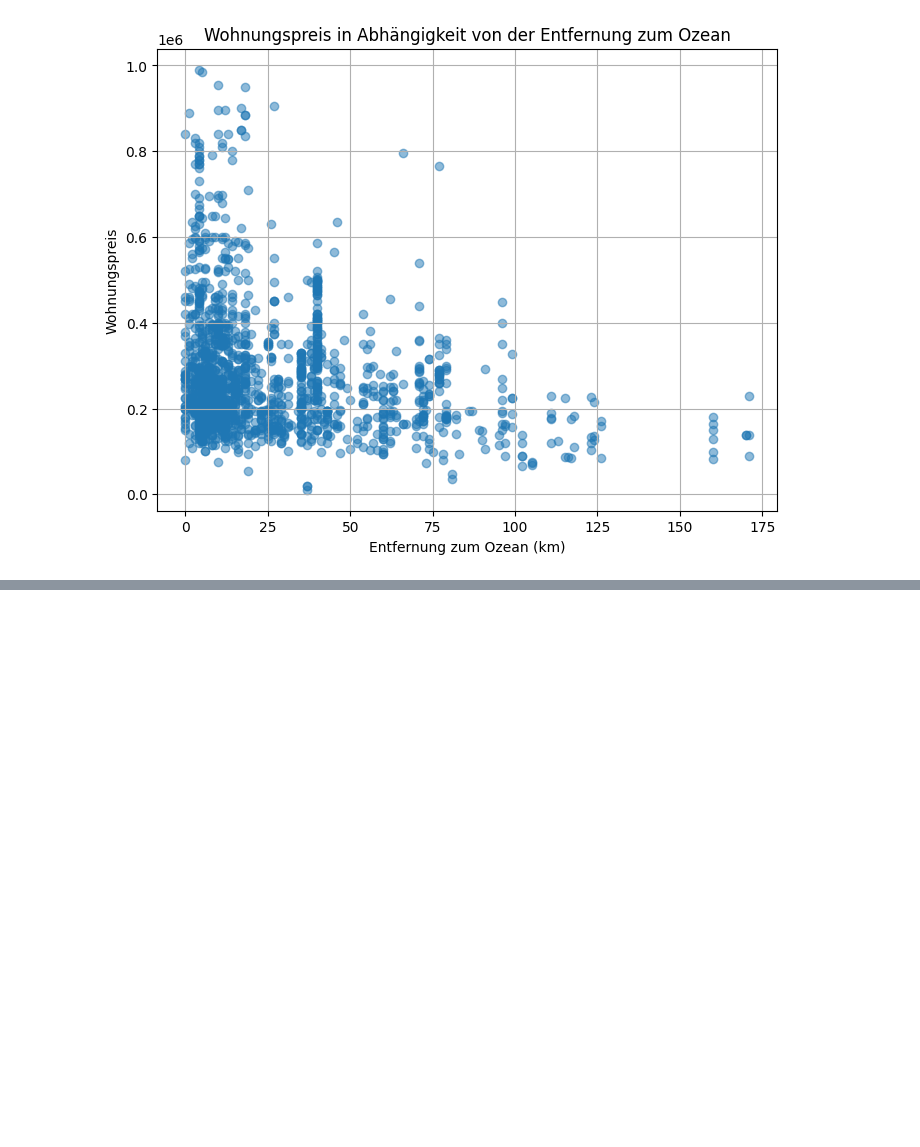
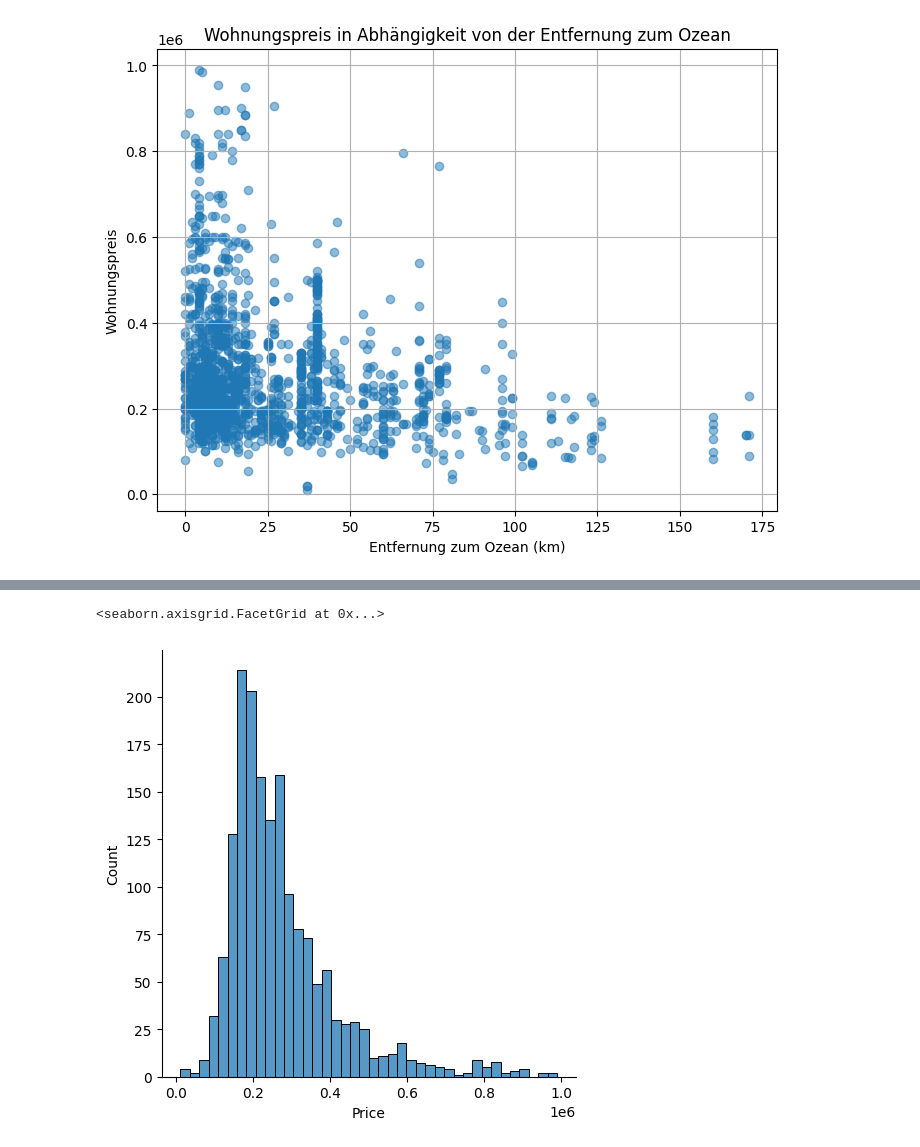
Before and after one commit to svetasta/Aufgabe2ML2024, a Jupyter notebook: DescriptiveSt_and_Regression.ipynb, the cells around one changed output, grey strips where cells are left out. Cells and saved outputs as stored; diff of their text form; code cells hidden in the pictures; blank space fills up the shorter version.

```diff
--- a/DescriptiveSt_and_Regression.ipynb
+++ b/DescriptiveSt_and_Regression.ipynb
@@ -361,3 +375,8 @@ See the caveats in the documentation: https://pandas.pydata.org/pandas-docs/stab
 | 2 | Fafe, Braga | 220000 | 4 | 3 | 180.0 | 164.0 | 0 | NaN | ... |
 | 3 | Bonfim, Porto | 230000 | 3 | 2 | 87.0 | 87.0 | 0 | NaN | ... |
 | 4 | Benfica, Lisboa | 460000 | 3 | 2 | 81.0 | 104.0 | 1 | 9.0 | ... |
+# %%
+sns.displot(df_Copy['Price'])
+# %% [output]
+<seaborn.axisgrid.FacetGrid at 0x...>
+[figure, added]
```
Also changed, not shown: parts of 65 cells of this notebook.
